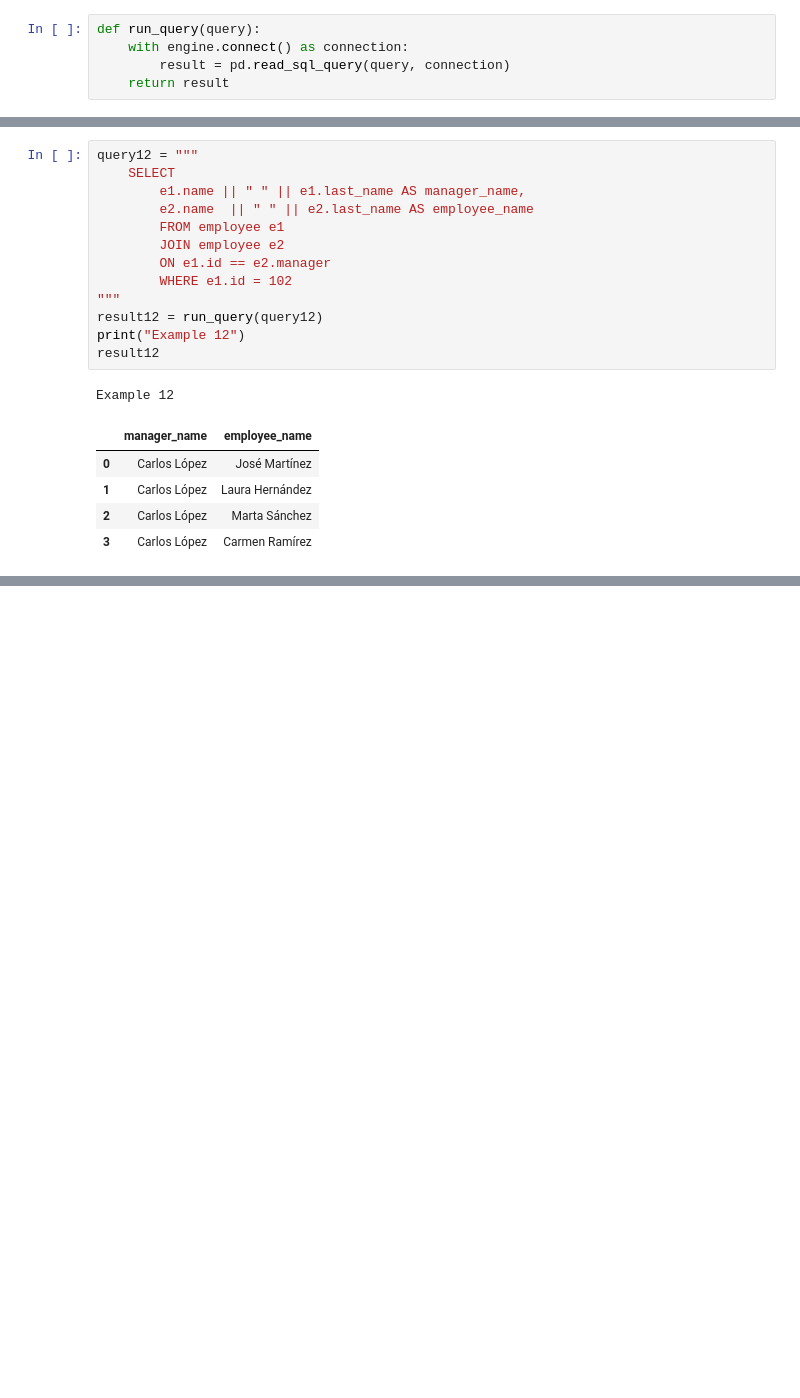
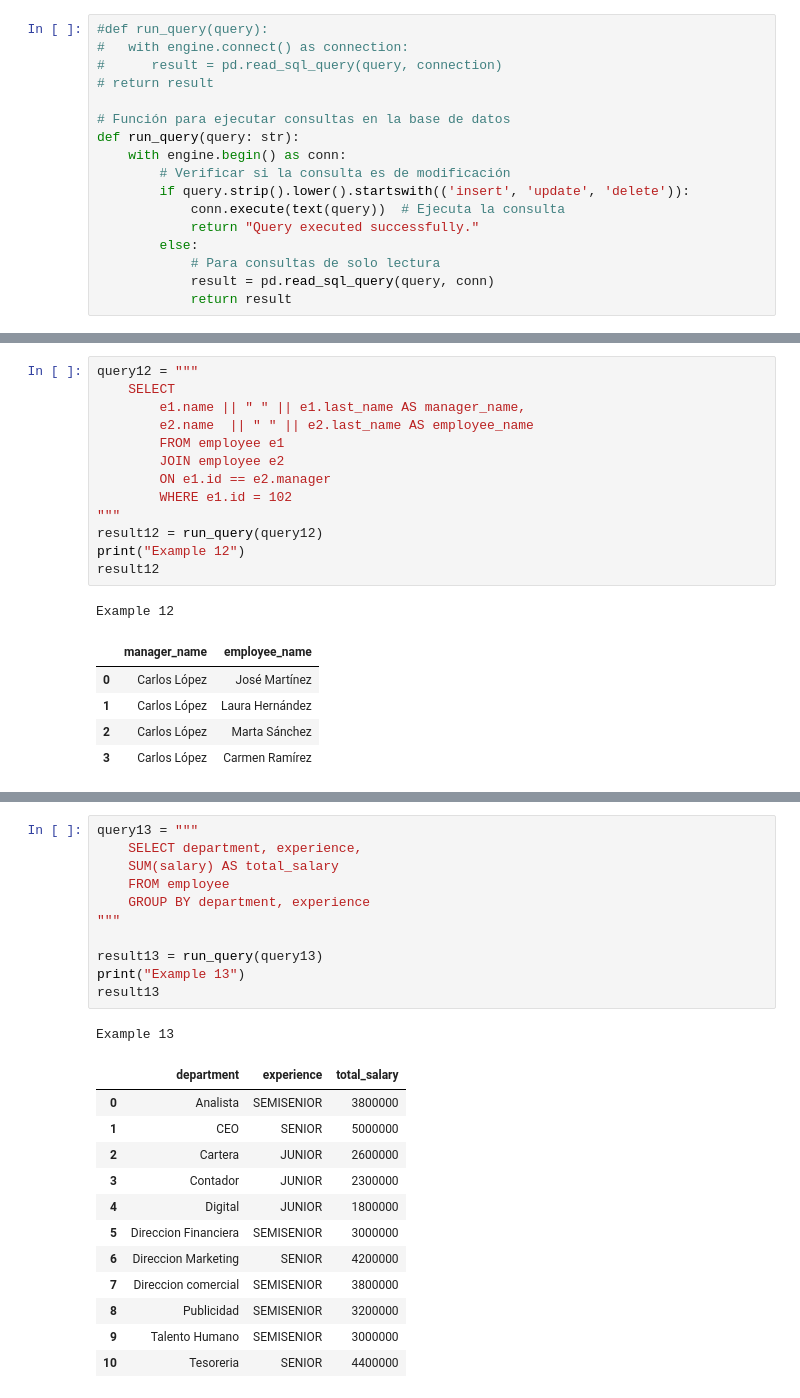
Before and after one commit to DavidOlmos03/talento-tech, a Jupyter notebook: mision/tema1/notebooks/empresa2.ipynb, the cells around one changed output, grey strips where cells are left out. Cells and saved outputs as stored; diff of their text form; blank space fills up the shorter version.

Commit message:
example 13 and 14 for empresa2

```diff
--- a/mision/tema1/notebooks/empresa2.ipynb
+++ b/mision/tema1/notebooks/empresa2.ipynb
@@ -8,10 +9,22 @@ engine = create_engine('sqlite:///../data/company.db')
 # %% [markdown]
 Connect to data base
-# %%
-def run_query(query):
-    with engine.connect() as connection:
-        result = pd.read_sql_query(query, connection)
-    return result
+# %%
+#def run_query(query):
+#   with engine.connect() as connection:
+#      result = pd.read_sql_query(query, connection)
+# return result
+
+# Función para ejecutar consultas en la base de datos
+def run_query(query: str):
+    with engine.begin() as conn:
+        # Verificar si la consulta es de modificación
+        if query.strip().lower().startswith(('insert', 'update', 'delete')):
+            conn.execute(text(query))  # Ejecuta la consulta
+            return "Query executed successfully."
+        else:
+            # Para consultas de solo lectura
+            result = pd.read_sql_query(query, conn)
+            return result
 # %% [markdown]
 # Advances Sub queries
 # %%
@@ -429,0 +462,25 @@ Example 12
+# %%
+query13 = """
+    SELECT department, experience,
+    SUM(salary) AS total_salary
+    FROM employee
+    GROUP BY department, experience
+"""
+
+result13 = run_query(query13)
+print("Example 13")
+result13
+# %% [output]
+Example 13
+|  | department | experience | total_salary |
+| 0 | Analista | SEMISENIOR | 3800000 |
+| 1 | CEO | SENIOR | 5000000 |
+| 2 | Cartera | JUNIOR | 2600000 |
+| 3 | Contador | JUNIOR | 2300000 |
+| 4 | Digital | JUNIOR | 1800000 |
+| 5 | Direccion Financiera | SEMISENIOR | 3000000 |
+| 6 | Direccion Marketing | SENIOR | 4200000 |
+| 7 | Direccion comercial | SEMISENIOR | 3800000 |
+| 8 | Publicidad | SEMISENIOR | 3200000 |
+| 9 | Talento Humano | SEMISENIOR | 3000000 |
+| 10 | Tesoreria | SENIOR | 4400000 |
```
Also changed, not shown: parts of 5 cells of this notebook, 2 other files.
